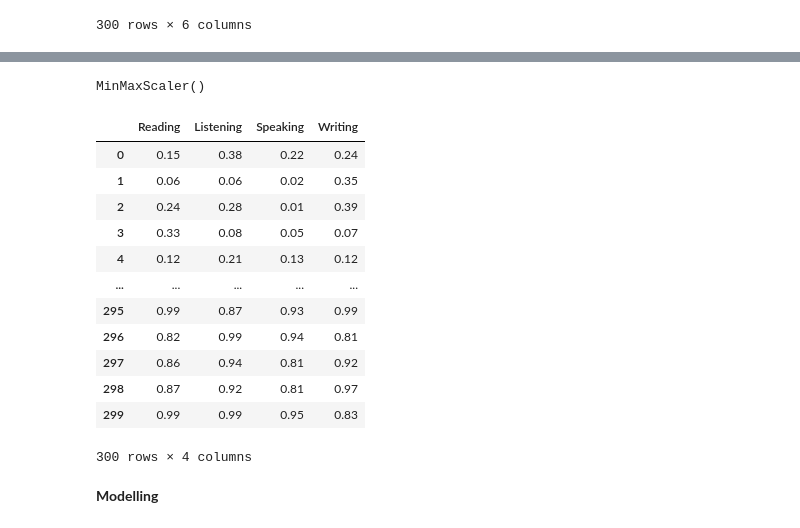
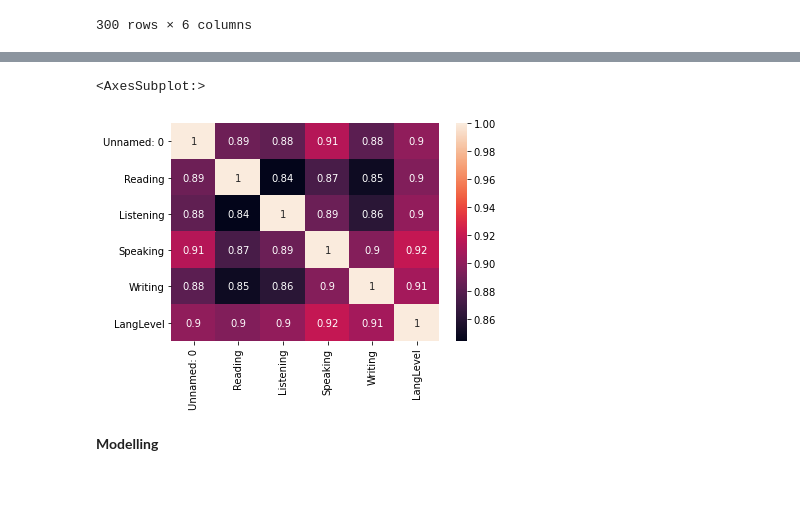
Before and after one commit to AndiraFaqih/Velocity, a Jupyter notebook: model/Language_Level.ipynb, the cells around one changed output, grey strips where cells are left out. Saved outputs shown, nothing was run; the diff lists cells and outputs as text; code cells hidden in the pictures; blank space fills up the shorter version.

```diff
--- a/model/Language_Level.ipynb
+++ b/model/Language_Level.ipynb
@@ -64,0 +70,5 @@ dtype: int64
+# %%
+sns.heatmap(dataset.corr(), annot = True)
+# %% [output]
+<AxesSubplot:>
+[figure, added]
@@ -65,23 +80,8 @@ dtype: int64
 # %%
-from sklearn.preprocessing import MinMaxScaler
-scaler = MinMaxScaler()
-print(scaler.fit(dataset))
-dataset
+# from sklearn.preprocessing import MinMaxScaler
+# scaler = MinMaxScaler()
+# print(scaler.fit(dataset))
+# dataset
-# %% [output]
-MinMaxScaler()
-|  | Reading | Listening | Speaking | Writing |
-| 0 | 0.15 | 0.38 | 0.22 | 0.24 |
-| 1 | 0.06 | 0.06 | 0.02 | 0.35 |
-| 2 | 0.24 | 0.28 | 0.01 | 0.39 |
-| 3 | 0.33 | 0.08 | 0.05 | 0.07 |
-| 4 | 0.12 | 0.21 | 0.13 | 0.12 |
-| ... | ... | ... | ... | ... |
-| 295 | 0.99 | 0.87 | 0.93 | 0.99 |
-| 296 | 0.82 | 0.99 | 0.94 | 0.81 |
-| 297 | 0.86 | 0.94 | 0.81 | 0.92 |
-| 298 | 0.87 | 0.92 | 0.81 | 0.97 |
-| 299 | 0.99 | 0.99 | 0.95 | 0.83 |
-300 rows × 4 columns
 # %% [markdown]
 **Modelling**
 # %%
```
Also changed, not shown: parts of 17 cells of this notebook, 1 other file.
